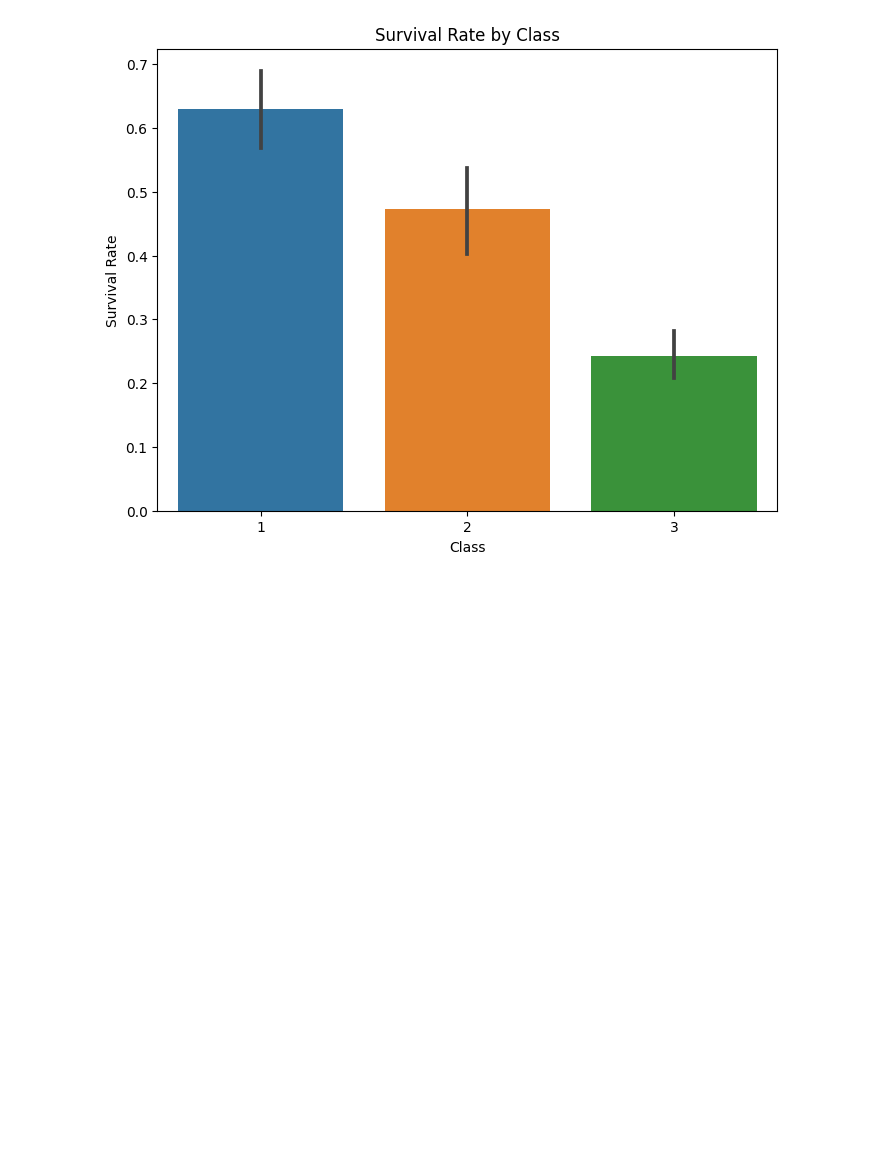
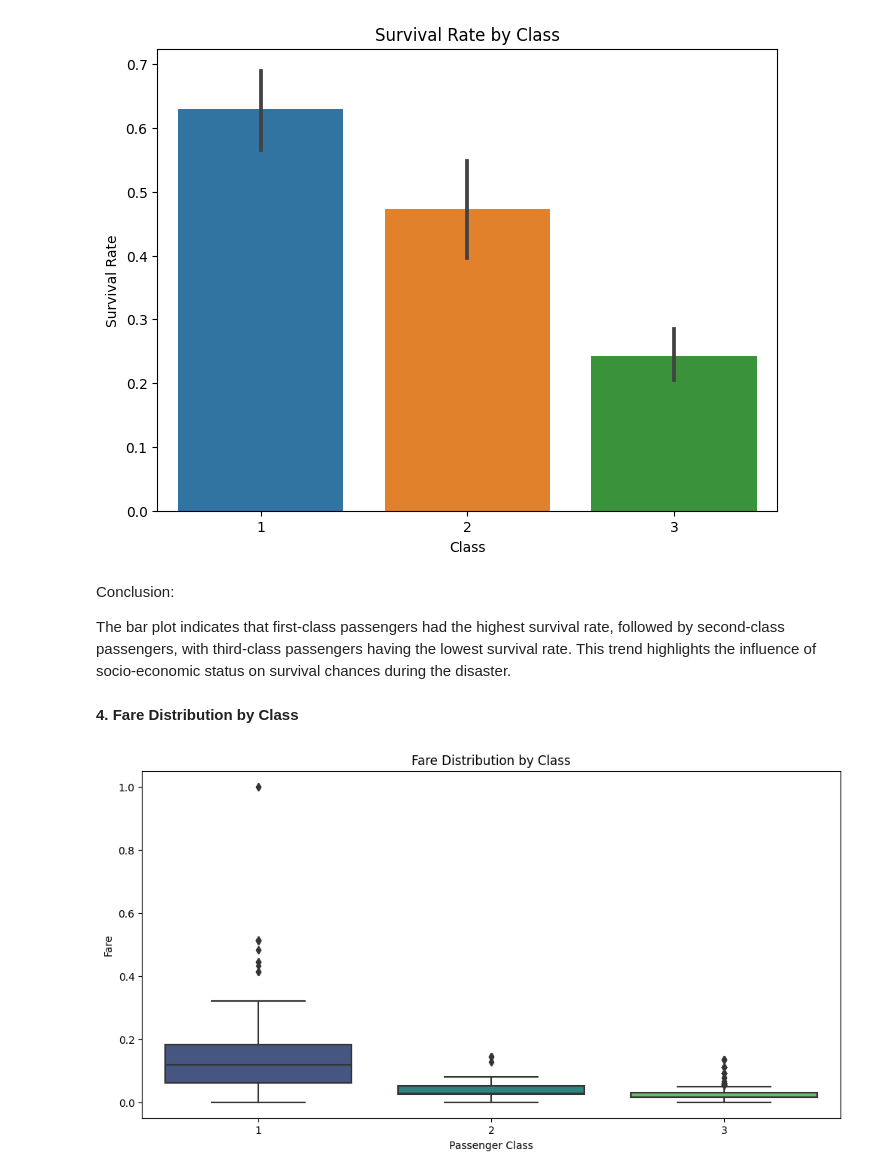
Before and after one commit to dbda-pooja/IONOS, a Jupyter notebook: titanic_project/titanic_data_analysis.ipynb, the cells around one changed output. Drawn from its saved outputs; the diff is of its cells as text; code cells hidden in the pictures; blank space fills up the shorter version.

```diff
--- a/titanic_project/titanic_data_analysis.ipynb
+++ b/titanic_project/titanic_data_analysis.ipynb
@@ -137,3 +145,18 @@ plt.ylabel('Survival Rate')
 plt.show()
 # %% [output]
 [figure]
+# %% [markdown]
+Conclusion:
+
+The bar plot indicates that first-class passengers had the highest survival rate, followed by second-class passengers, with third-class passengers having the lowest survival rate. This trend highlights the influence of socio-economic status on survival chances during the disaster.
+# %% [markdown]
+**4. Fare Distribution by Class**
+# %%
+plt.figure(figsize=(12, 6))
+sns.boxplot(x='Pclass', y='Fare', data=df, palette='viridis')
+plt.title('Fare Distribution by Class')
+plt.xlabel('Passenger Class')
+plt.ylabel('Fare')
+plt.show()
+# %% [output]
+[figure, added]
```
Also changed, not shown: parts of 12 cells of this notebook.
